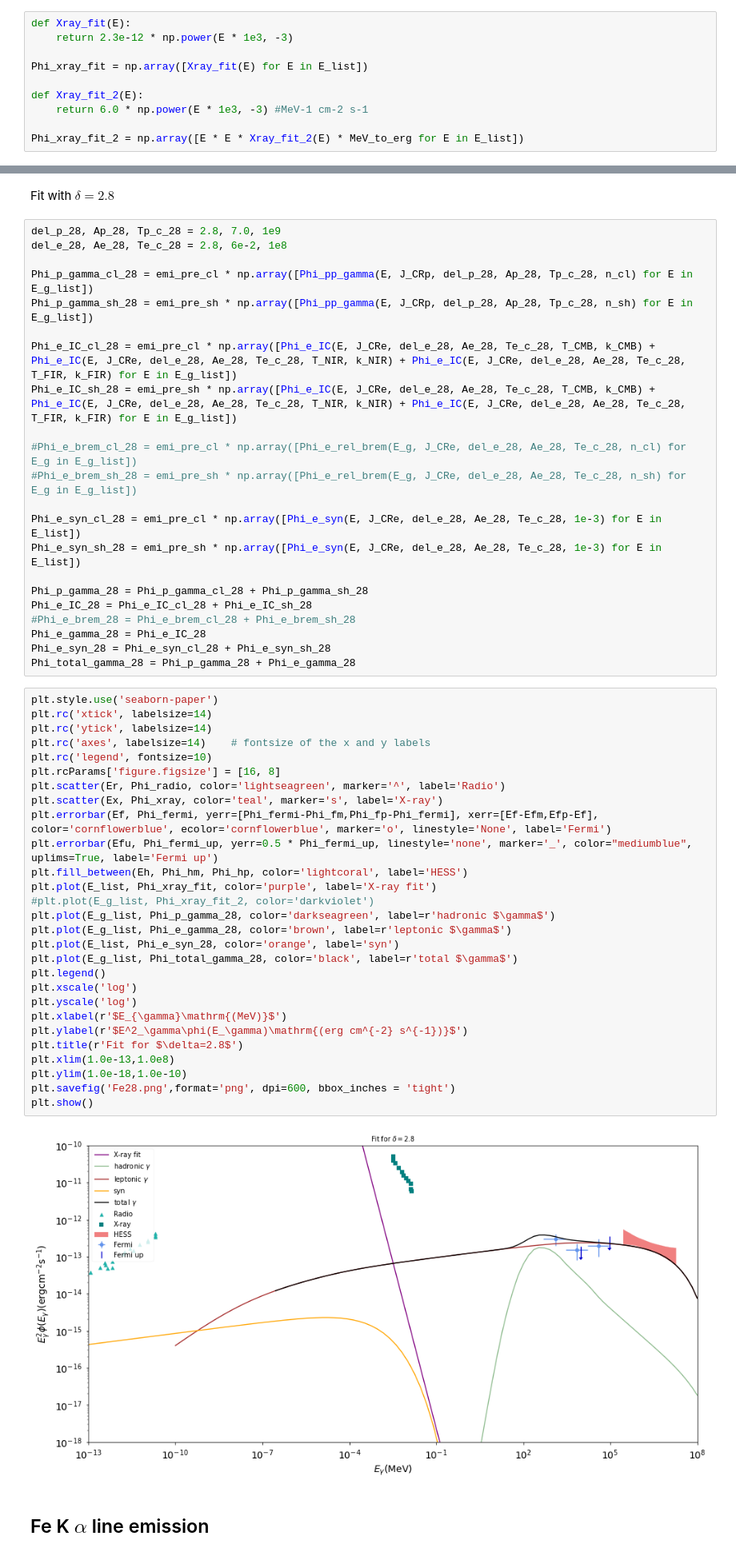
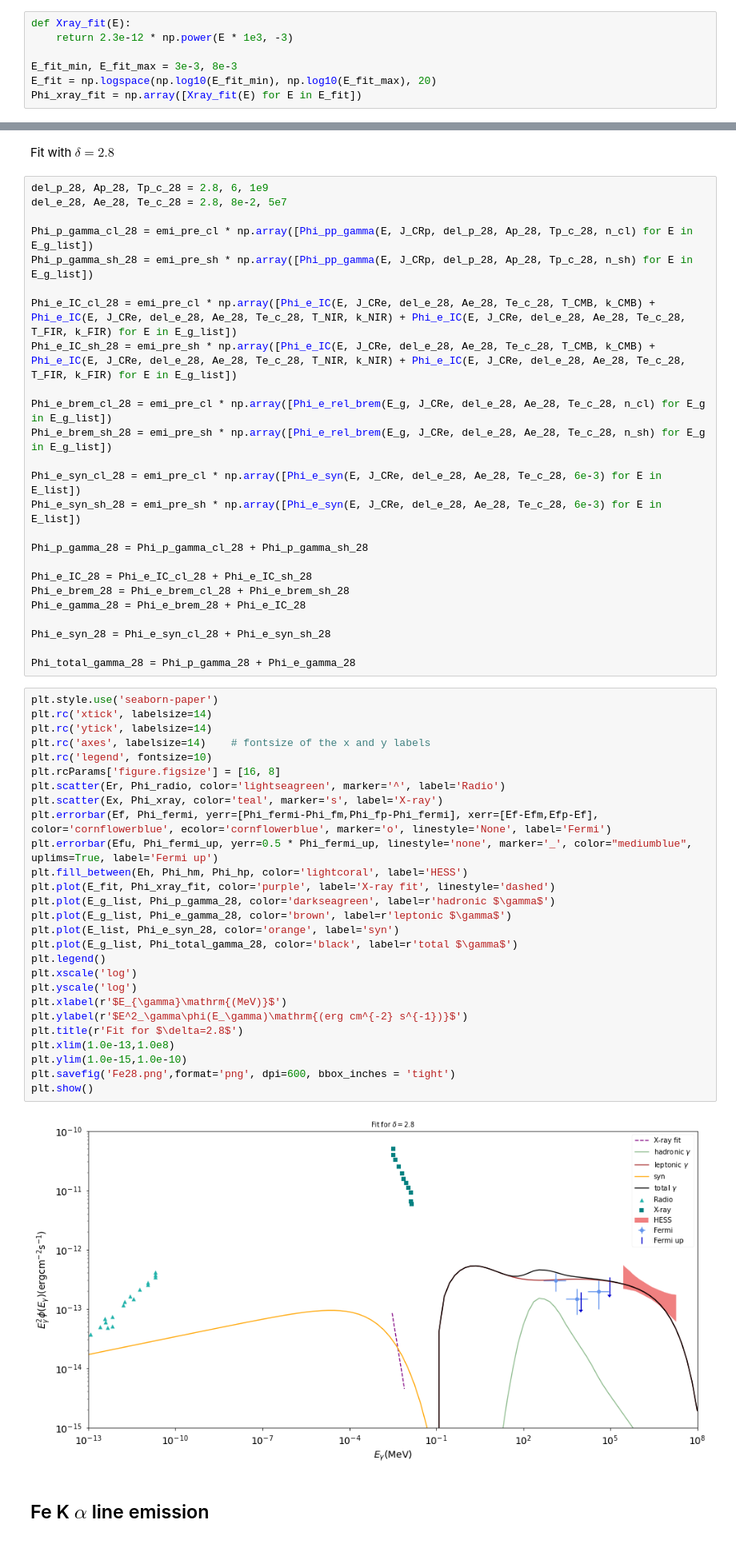
Before and after one commit to Sruthi-Ravikularaman/SN1006, a Jupyter notebook: SN1006.ipynb, the cells around one changed output, grey strips where cells are left out. Shown at 80% size. Cells and saved outputs as stored; diff of their text form.

Commit message:
more spectral indices, new brem and x-ray fit range

```diff
--- a/SN1006.ipynb
+++ b/SN1006.ipynb
@@ -101,12 +100,9 @@ X-ray fit
 def Xray_fit(E):
     return 2.3e-12 * np.power(E * 1e3, -3)
 
-Phi_xray_fit = np.array([Xray_fit(E) for E in E_list])
-
-def Xray_fit_2(E):
-    return 6.0 * np.power(E * 1e3, -3) #MeV-1 cm-2 s-1
-
-Phi_xray_fit_2 = np.array([E * E * Xray_fit_2(E) * MeV_to_erg for E in E_list])
+E_fit_min, E_fit_max = 3e-3, 8e-3
+E_fit = np.logspace(np.log10(E_fit_min), np.log10(E_fit_max), 20)
+Phi_xray_fit = np.array([Xray_fit(E) for E in E_fit])
 # %% [markdown]
 Plot data
 # %%
@@ -246,8 +355,8 @@ plt.show()
 # %% [markdown]
 Fit with $\delta=2.8$
 # %%
-del_p_28, Ap_28, Tp_c_28 = 2.8, 7.0, 1e9
-del_e_28, Ae_28, Te_c_28 = 2.8, 6e-2, 1e8
+del_p_28, Ap_28, Tp_c_28 = 2.8, 6, 1e9
+del_e_28, Ae_28, Te_c_28 = 2.8, 8e-2, 5e7
 
 Phi_p_gamma_cl_28 = emi_pre_cl * np.array([Phi_pp_gamma(E, J_CRp, del_p_28, Ap_28, Tp_c_28, n_cl) for E in E_g_list])
 Phi_p_gamma_sh_28 = emi_pre_sh * np.array([Phi_pp_gamma(E, J_CRp, del_p_28, Ap_28, Tp_c_28, n_sh) for E in E_g_list])
@@ -255,48 +364,50 @@ Phi_p_gamma_sh_28 = emi_pre_sh * np.array([Phi_pp_gamma(E, J_CRp, del_p_28, Ap_2
 Phi_e_IC_cl_28 = emi_pre_cl * np.array([Phi_e_IC(E, J_CRe, del_e_28, Ae_28, Te_c_28, T_CMB, k_CMB) + Phi_e_IC(E, J_CRe, del_e_28, Ae_28, Te_c_28, T_NIR, k_NIR) + Phi_e_IC(E, J_CRe, del_e_28, Ae_28, Te_c_28, T_FIR, k_FIR) for E in E_g_list])
 Phi_e_IC_sh_28 = emi_pre_sh * np.array([Phi_e_IC(E, J_CRe, del_e_28, Ae_28, Te_c_28, T_CMB, k_CMB) + Phi_e_IC(E, J_CRe, del_e_28, Ae_28, Te_c_28, T_NIR, k_NIR) + Phi_e_IC(E, J_CRe, del_e_28, Ae_28, Te_c_28, T_FIR, k_FIR) for E in E_g_list])
 
-#Phi_e_brem_cl_28 = emi_pre_cl * np.array([Phi_e_rel_brem(E_g, J_CRe, del_e_28, Ae_28, Te_c_28, n_cl) for E_g in E_g_list])
-#Phi_e_brem_sh_28 = emi_pre_sh * np.array([Phi_e_rel_brem(E_g, J_CRe, del_e_28, Ae_28, Te_c_28, n_sh) for E_g in E_g_list])
+Phi_e_brem_cl_28 = emi_pre_cl * np.array([Phi_e_rel_brem(E_g, J_CRe, del_e_28, Ae_28, Te_c_28, n_cl) for E_g in E_g_list])
+Phi_e_brem_sh_28 = emi_pre_sh * np.array([Phi_e_rel_brem(E_g, J_CRe, del_e_28, Ae_28, Te_c_28, n_sh) for E_g in E_g_list])
 
-Phi_e_syn_cl_28 = emi_pre_cl * np.array([Phi_e_syn(E, J_CRe, del_e_28, Ae_28, Te_c_28, 1e-3) for E in E_list])
-Phi_e_syn_sh_28 = emi_pre_sh * np.array([Phi_e_syn(E, J_CRe, del_e_28, Ae_28, Te_c_28, 1e-3) for E in E_list])
+Phi_e_syn_cl_28 = emi_pre_cl * np.array([Phi_e_syn(E, J_CRe, del_e_28, Ae_28, Te_c_28, 6e-3) for E in E_list])
+Phi_e_syn_sh_28 = emi_pre_sh * np.array([Phi_e_syn(E, J_CRe, del_e_28, Ae_28, Te_c_28, 6e-3) for E in E_list])
 
 Phi_p_gamma_28 = Phi_p_gamma_cl_28 + Phi_p_gamma_sh_28
+
 Phi_e_IC_28 = Phi_e_IC_cl_28 + Phi_e_IC_sh_28
-#Phi_e_brem_28 = Phi_e_brem_cl_28 + Phi_e_brem_sh_28
-Phi_e_gamma_28 = Phi_e_IC_28
+Phi_e_brem_28 = Phi_e_brem_cl_28 + Phi_e_brem_sh_28
+Phi_e_gamma_28 = Phi_e_brem_28 + Phi_e_IC_28
+
 Phi_e_syn_28 = Phi_e_syn_cl_28 + Phi_e_syn_sh_28
+
 Phi_total_gamma_28 = Phi_p_gamma_28 + Phi_e_gamma_28
 # %%
 plt.style.use('seaborn-paper')
 plt.rc('xtick', labelsize=14)
 plt.rc('ytick', labelsize=14)
 plt.rc('axes', labelsize=14)    # fontsize of the x and y labels
 plt.rc('legend', fontsize=10)
 plt.rcParams['figure.figsize'] = [16, 8]
 plt.scatter(Er, Phi_radio, color='lightseagreen', marker='^', label='Radio')
 plt.scatter(Ex, Phi_xray, color='teal', marker='s', label='X-ray')
 plt.errorbar(Ef, Phi_fermi, yerr=[Phi_fermi-Phi_fm,Phi_fp-Phi_fermi], xerr=[Ef-Efm,Efp-Ef], color='cornflowerblue', ecolor='cornflowerblue', marker='o', linestyle='None', label='Fermi')
 plt.errorbar(Efu, Phi_fermi_up, yerr=0.5 * Phi_fermi_up, linestyle='none', marker='_', color="mediumblue", uplims=True, label='Fermi up')
 plt.fill_between(Eh, Phi_hm, Phi_hp, color='lightcoral', label='HESS')
-plt.plot(E_list, Phi_xray_fit, color='purple', label='X-ray fit')
-#plt.plot(E_g_list, Phi_xray_fit_2, color='darkviolet')
+plt.plot(E_fit, Phi_xray_fit, color='purple', label='X-ray fit', linestyle='dashed')
 plt.plot(E_g_list, Phi_p_gamma_28, color='darkseagreen', label=r'hadronic $\gamma$')
 plt.plot(E_g_list, Phi_e_gamma_28, color='brown', label=r'leptonic $\gamma$')
 plt.plot(E_list, Phi_e_syn_28, color='orange', label='syn')
 plt.plot(E_g_list, Phi_total_gamma_28, color='black', label=r'total $\gamma$')
 plt.legend()
 plt.xscale('log')
 plt.yscale('log')
 plt.xlabel(r'$E_{\gamma}\mathrm{(MeV)}$')
 plt.ylabel(r'$E^2_\gamma\phi(E_\gamma)\mathrm{(erg cm^{-2} s^{-1})}$')
 plt.title(r'Fit for $\delta=2.8$')
 plt.xlim(1.0e-13,1.0e8)
-plt.ylim(1.0e-18,1.0e-10)
+plt.ylim(1.0e-15,1.0e-10)
 plt.savefig('Fe28.png',format='png', dpi=600, bbox_inches = 'tight')
 plt.show()
 # %% [output]
-[figure, old version]
+[figure, new version]
 # %% [markdown]
 ## Fe K $\alpha$ line emission
 # %%
```
Also changed, not shown: parts of 14 cells of this notebook, 7 other files.
